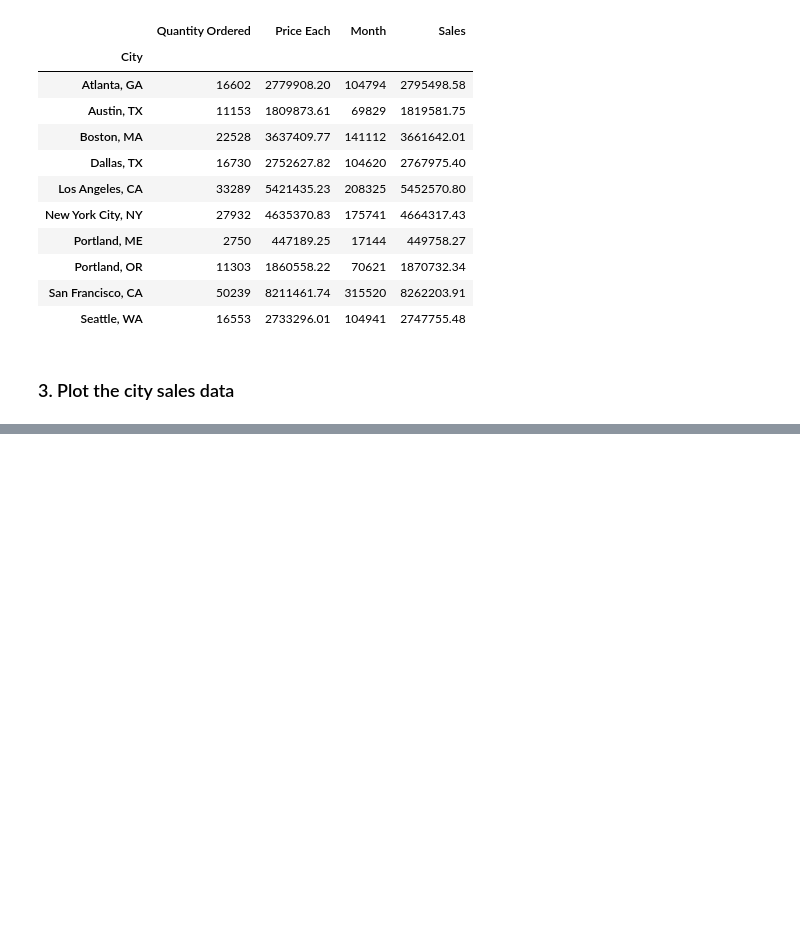
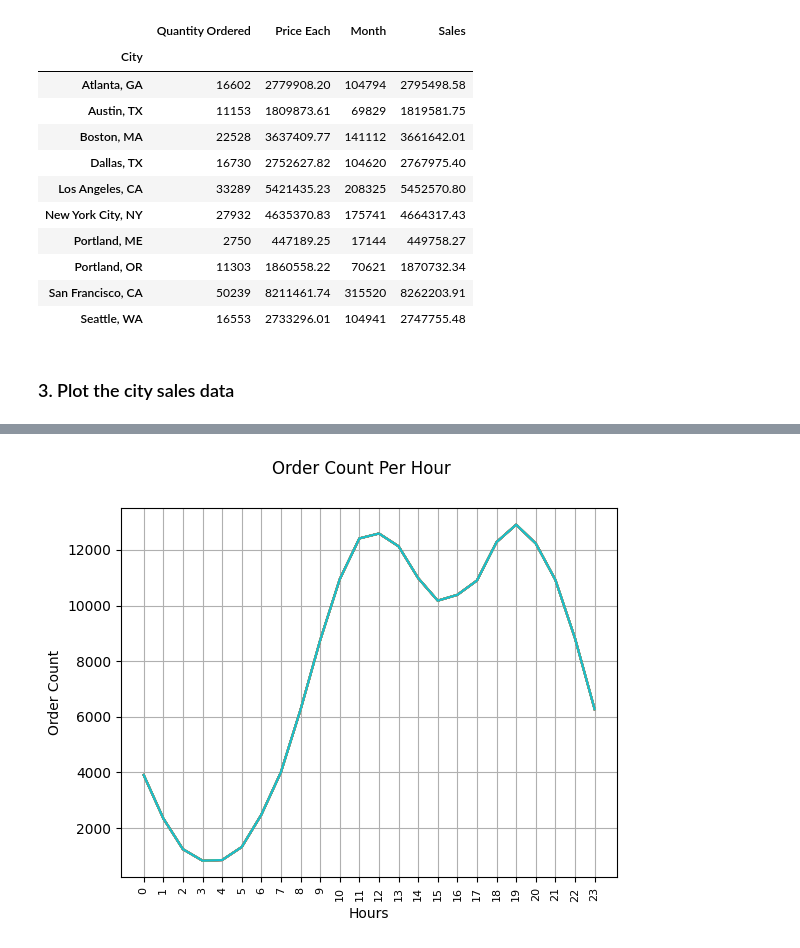
Before and after one commit to SimonOkello/Data-Analysis, a Jupyter notebook: Sales Data Analysis.ipynb, the cells around one changed output, grey strips where cells are left out. Saved outputs shown, nothing was run; the diff lists cells and outputs as text; code cells hidden in the pictures; blank space fills up the shorter version.

```diff
--- a/Sales Data Analysis.ipynb
+++ b/Sales Data Analysis.ipynb
@@ -221,0 +226,3 @@ plt.show()
+# %%
+sales_data['Order Date'] = pd.to_datetime(sales_data['Order Date'])
+sales_data.head()
@@ -221,0 +236,4 @@ plt.show()
+# %%
+sales_data['Hour'] = sales_data['Order Date'].dt.hour
+sales_data['Minute'] = sales_data['Order Date'].dt.minute
+sales_data.head()
@@ -221,0 +247,16 @@ plt.show()
+# %%
+hours = [hour for hour,df in sales_data.groupby('Hour')]
+
+count_grouped_by_hour = sales_data.groupby('Hour').count()
+
+plt.plot(hours,count_grouped_by_hour)
+plt.xticks(hours,rotation='vertical',size=8)
+plt.ticklabel_format(axis='y', style='plain')
+plt.ylabel('Order Count')
+plt.xlabel('Hours')
+plt.suptitle('Order Count Per Hour')
+plt.grid()
+plt.show()
+#Best time to send out adverts is around 12pm and 7pm
+# %% [output]
+[figure, added]
```
Also changed, not shown: parts of 15 cells of this notebook, 4 other files.
